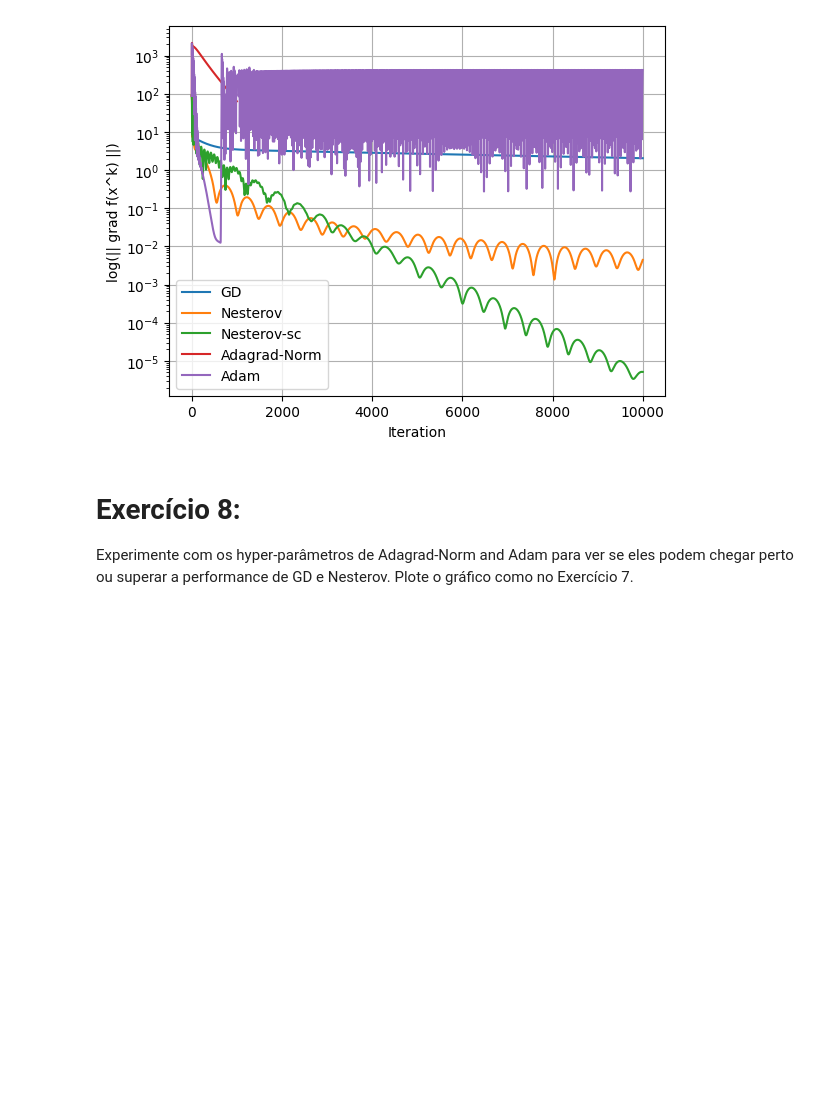
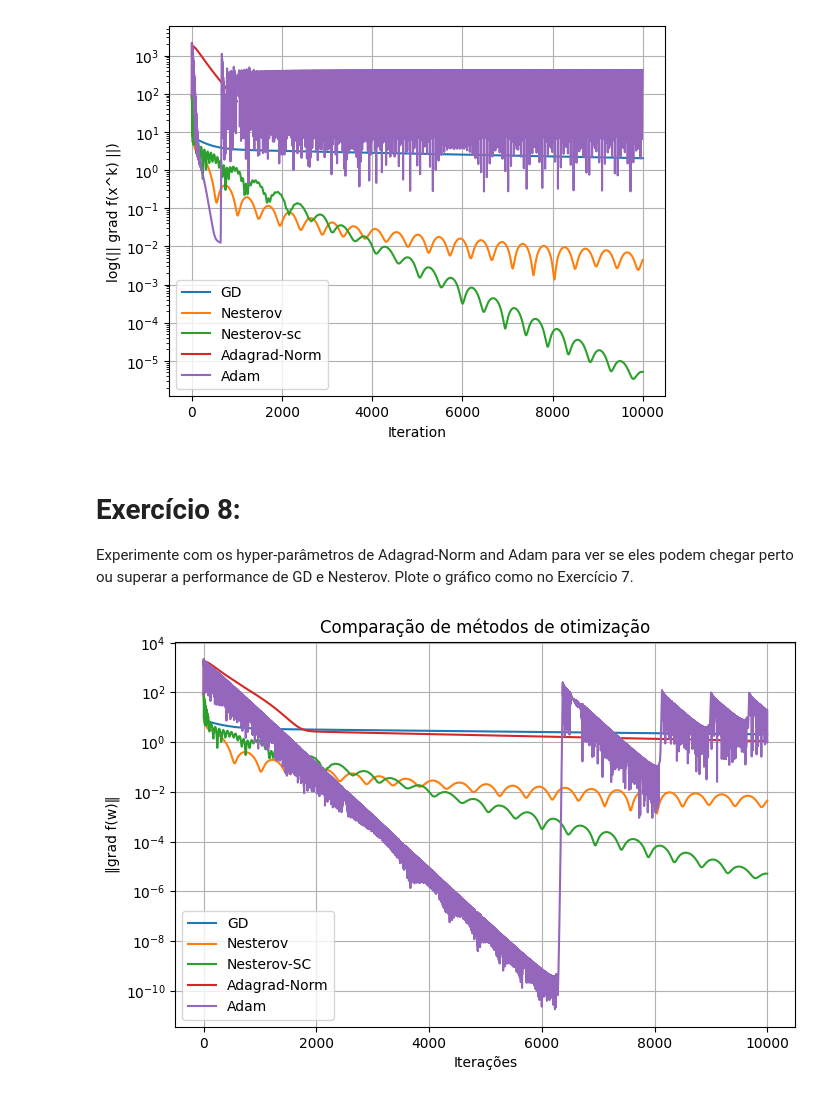
Before and after one commit to alexoliveiraFGV24/ocd-projects, a Jupyter notebook: projeto2/logistic_regression.ipynb, the cells around one changed output. Drawn from its saved outputs; the diff is of its cells as text; code cells hidden in the pictures; blank space fills up the shorter version.

```diff
--- a/projeto2/logistic_regression.ipynb
+++ b/projeto2/logistic_regression.ipynb
@@ -260,0 +284,41 @@ Experimente com os hyper-parâmetros de Adagrad-Norm and Adam para ver se eles p
+# %%
+results = {}
+
+# Métodos base
+results["GD"] = gd(J, Df, w0, alpha, it_max)
+results["Nesterov"] = accel_gd(J, Df, w0, alpha, it_max)
+results["Nesterov-SC"] = accel_gd_sc(J, Df, w0, alpha, L/l2, it_max)
+
+# Adagrad-Norm (testando várias combinações)
+best_f4 = None
+best_val = np.inf
+for b0, eta in itertools.product(param_grid["Adagrad-Norm"]["b0"], param_grid["Adagrad-Norm"]["eta"]):
+    f4 = ad_grad_norm(J, Df, w0, b0, eta, it_max)
+    if f4[0][-1] < best_val:
+        best_f4, best_val = f4, f4[0][-1]
+results["Adagrad-Norm"] = best_f4
+
+# Adam (testando várias combinações)
+best_f5 = None
+best_val = np.inf
+for alpha_, beta1, beta2 in itertools.product(param_grid["Adam"]["alpha"],
+                                              param_grid["Adam"]["beta1"],
+                                              param_grid["Adam"]["beta2"]):
+    f5 = adam(J, lambda w: df(w, X, y, l2), w0, alpha_, beta1, beta2, 1e-8, it_max)
+    if f5[0][-1] < best_val:
+        best_f5, best_val = f5, f5[0][-1]
+results["Adam"] = best_f5
+
+# Plotando o gráfico comparativo
+plt.figure(figsize=(8, 5))
+for name, (errors, _) in results.items():
+    plt.plot(errors, label=name)
+plt.yscale("log")
+plt.xlabel("Iterações")
+plt.ylabel("‖grad f(w)‖")
+plt.title("Comparação de métodos de otimização")
+plt.legend()
+plt.grid(True)
+plt.show()
+# %% [output]
+[figure, added]
```
Also changed, not shown: parts of 2 cells of this notebook, 1 other file.
